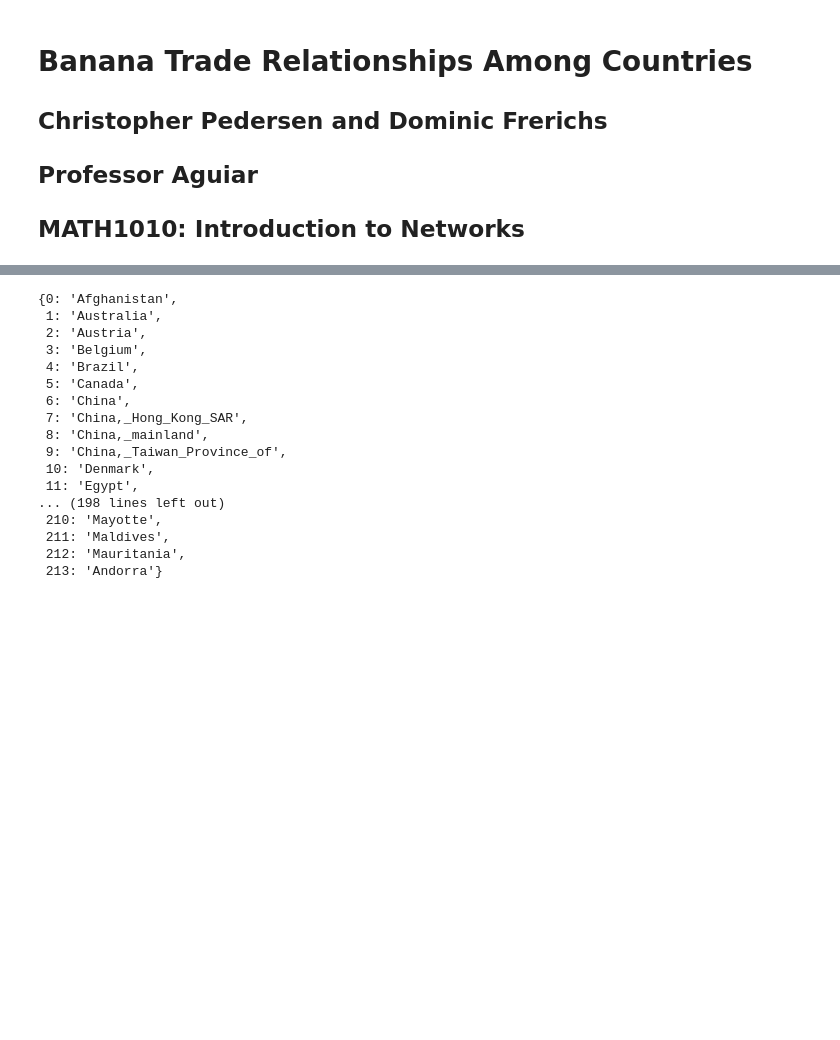
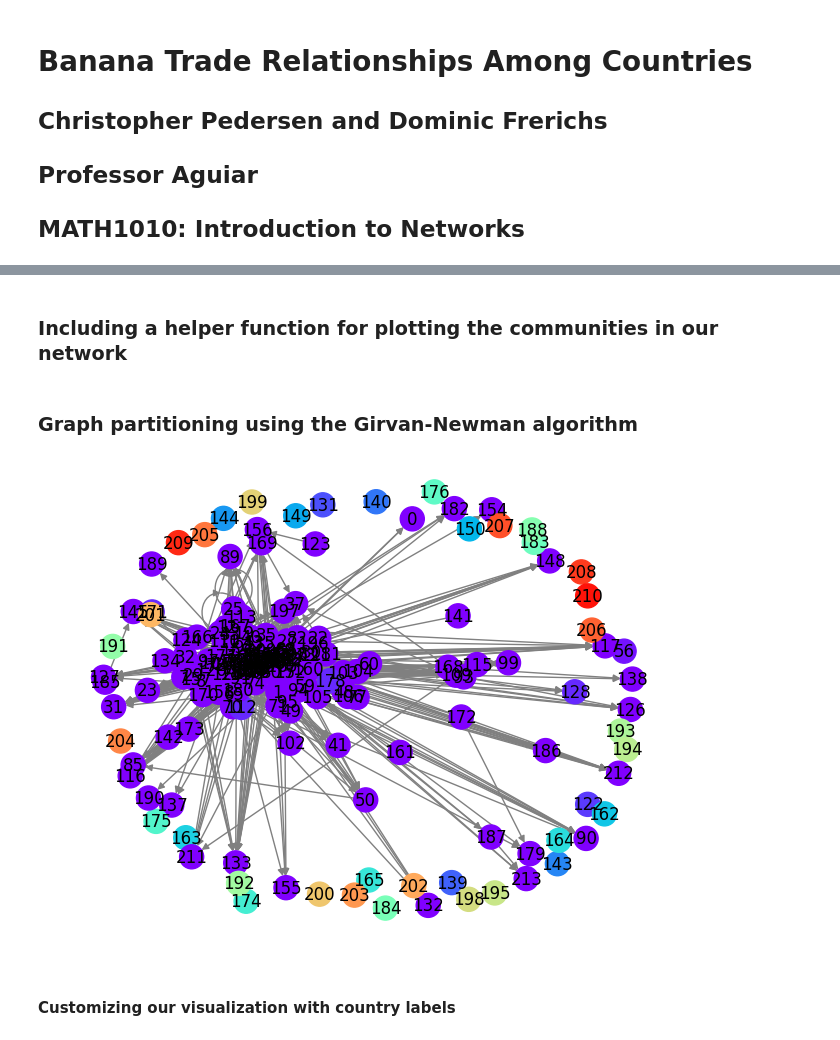
Before and after one commit to d-frerichs/math-1010-frerichs, a Jupyter notebook: food/Banana Trade Relationships Between Countries.ipynb, the cells around one changed output, grey strips where cells are left out. Cells and saved outputs as stored; diff of their text form; code cells hidden in the pictures; blank space fills up the shorter version.

```diff
--- a/food/Banana Trade Relationships Between Countries.ipynb
+++ b/food/Banana Trade Relationships Between Countries.ipynb
@@ -47,0 +36,2 @@ nx.draw(FAO_Bananas_G, pos, node_color='c', node_size=300, edge_color='black', w
+# %% [markdown]
+### Including a helper function for plotting the communities in our network
@@ -48,3 +56,14 @@ nx.draw(FAO_Bananas_G, pos, node_color='c', node_size=300, edge_color='black', w
+# %% [markdown]
+### Graph partitioning using the Girvan-Newman algorithm
+# %%
+comm = girvan_newman(FAO_Bananas_G)
+gn_communities = tuple(sorted(c) for c in next(comm))
+# %%
+Plot_Comm(FAO_Bananas_G, gn_communities, pos)
+# %% [output]
+[figure, added]
+# %% [markdown]
+#### Customizing our visualization with country labels
 # %%
 # Reading in country names
 Names = []
@@ -56,26 +75,6 @@ with open('fao_trade_names.txt', 'r') as fd:
 # %%
 # Creating dictionary
 names_dictionary = { i : Names[i] for i in range(0, len(Names) ) }
-# %%
-names_dictionary
-# %% [output]
-{0: 'Afghanistan',
- 1: 'Australia',
- 2: 'Austria',
- 3: 'Belgium',
- 4: 'Brazil',
- 5: 'Canada',
- 6: 'China',
- 7: 'China,_Hong_Kong_SAR',
- 8: 'China,_mainland',
- 9: 'China,_Taiwan_Province_of',
- 10: 'Denmark',
- 11: 'Egypt',
-... (198 lines left out)
- 210: 'Mayotte',
- 211: 'Maldives',
- 212: 'Mauritania',
- 213: 'Andorra'}
 # %%
 # Relabeling nodes with country names
 FAO_Bananas_G = nx.relabel_nodes(FAO_Bananas_G, names_dictionary)
```
Also changed, not shown: parts of 25 cells of this notebook.
